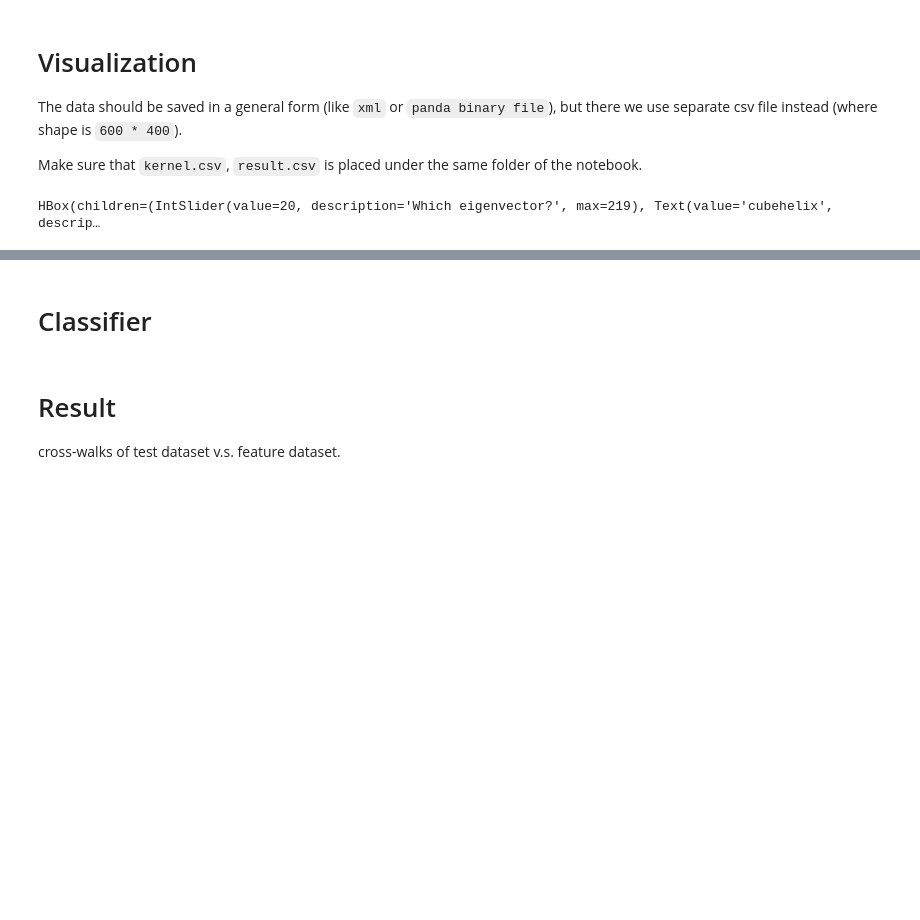
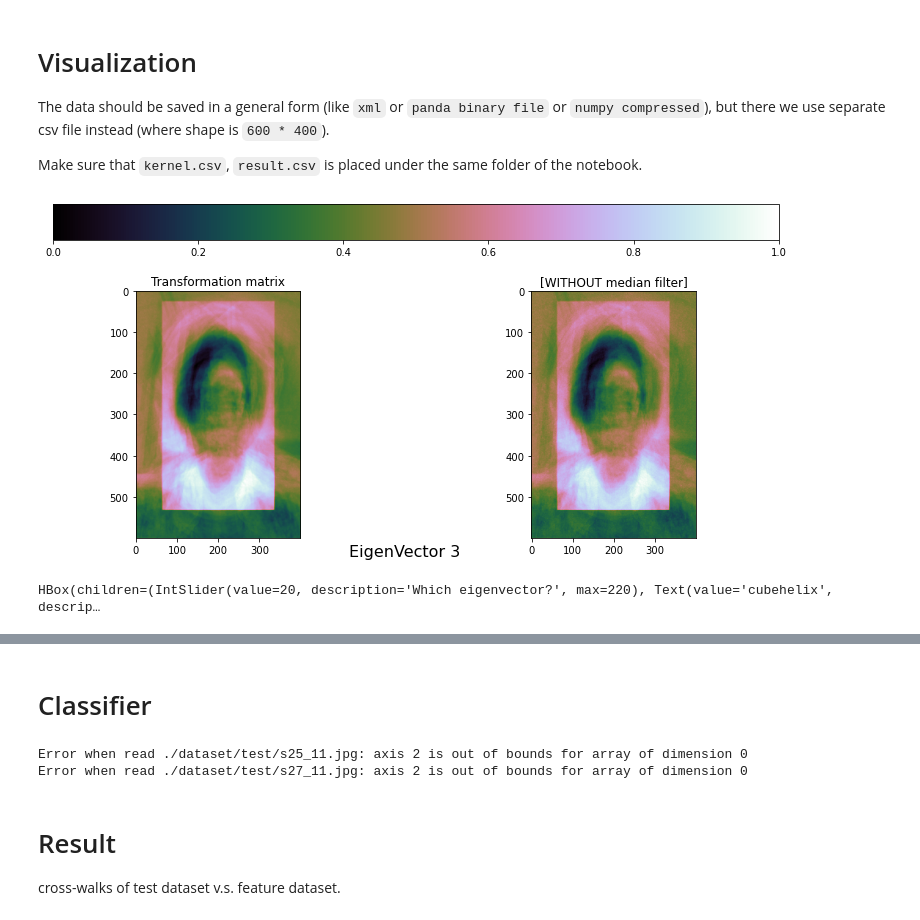
Before and after one commit to Tiger3018/hw, a Jupyter notebook: linear_algebra/recognition.ipynb, the cells around one changed output, grey strips where cells are left out. Saved outputs shown, nothing was run; the diff lists cells and outputs as text; code cells hidden in the pictures; blank space fills up the shorter version.

```diff
--- a/linear_algebra/recognition.ipynb
+++ b/linear_algebra/recognition.ipynb
@@ -11,39 +11,56 @@ import sys, os, time
 # %% [markdown]
 # Visualization
 
-The data should be saved in a general form (like `xml` or `panda binary file`), but there we use separate csv file instead (where shape is `600 * 400`).
+The data should be saved in a general form (like `xml` or `panda binary file` or `numpy compressed`), but there we use separate csv file instead (where shape is `600 * 400`).
 
 Make sure that `kernel.csv`, `result.csv` is placed under the same folder of the notebook.
 # %%
-# shapeOriginal = [602, 402]  # identical to kernel.csv's original shape. now in "utils.csv"
-kernel = np.load("kernel.npy") # 读取二进制 变换矩阵数据
-result = np.loadtxt("result.csv", delimiter=',') # 读取降维后数据
-utils = np.loadtxt("utils.csv", delimiter=',', dtype=np.uint) # 读取辅助数据
+# shapeOriginal = [600, 400]  # identical to kernel.csv's original shape. now in `utils`
+# read train data (format as `pMat/coeff, eNorVec/score, eVal/latent = pca()` in Matlab, with `utils`)
+npDict= np.load("train.npz")
+kValue, kernel, trainData, utils = npDict['eVal'], npDict['eNorVec'], npDict['pMat'], npDict['utils']
+utilsLink = utils[:, 1].T # Specify
 
-contrast = np.load("kernel.unmedian.npy") # read another data to compare.
+# read another data to compare.
+try:
+    contrastKernel = np.load("train.nomedian.npz")
+    if not isinstance(contrastKernel, np.ndarray):
+        contrastTrainData = contrastKernel['pMat']
+        contrastKernel = contrastKernel['eNorVec']
+except Exception:
+    contrastKernel = np.zeros((kernel.shape[0], kernel.shape[1]))
 
-def imshowShape(xDimension, cmapString = "cubehelix"):
-    plt.figure(figsize=(10, 7.5))
+def imshowShape(ySelect, cmapString = "cubehelix"):
+    try:
+        plt.figure(figsize=(13, 10)) # define a figure
+        plt.figtext(.5, .1, "EigenVector {}".format(ySelect), fontsize=16, ha="center")
 
-    # https://matplotlib.org/stable/tutorials/colors/colorbar_only.html and https://stackoverflow.com/questions/16595138/standalone-colorbar-matplotlib
-    plt.subplot(2, 1, 1) # horizontal plot area for colorbar
-    plt.gca().set_visible(False) # ADD to ANY empty plot figure to omit empty output
-    plt.colorbar(plt.cm.ScalarMappable(cmap=plt.get_cmap(cmapString)), orientation = "horizontal")
+        # https://matplotlib.org/stable/tutorials/colors/colorbar_only.html and https://stackoverflow.com/questions/16595138/standalone-colorbar-matplotlib
+        plt.subplot(2, 1, 1) # horizontal plot area for colorbar
+        plt.gca().set_visible(False) # ADD to ANY empty plot figure to omit empty output
+        plt.colorbar(plt.cm.ScalarMappable(cmap=plt.get_cmap(cmapString)), orientation = "horizontal")
 
-    plt.subplot(2, 2, 3) # area for kernel/Transformation matrix
-    plt.imshow(kernel[:, xDimension].reshape((utils[0, 1], utils[0, 2])), cmap=plt.get_cmap(cmapString))
+        plt.subplot(2, 2, 3) # area for kernel/Transformation matrix
+        plt.imshow(kernel[:, ySelect].reshape((utils[0, 2], utils[0, 3])), cmap=plt.get_cmap(cmapString))
+        plt.title("Transformation matrix")
 
-    plt.subplot(2, 2, 4) # area for compare data
-    # plt.gca().set_visible(False) # ADD to ANY empty plot figure to omit empty output
-    plt.imshow(contrast[:, xDimension].reshape((600, 400)), cmap=plt.get_cmap(cmapString))
+        plt.subplot(2, 2, 4) # area for compare data
+        plt.imshow(contrastKernel[:, ySelect].reshape((600, 400)), cmap=plt.get_cmap(cmapString))
+        plt.title("[WITHOUT median filter]")
+    except ValueError as e:
+        print("Input your cmapString, e.g. `cubehelix`?\nPython report ValueError: {}".format(e))
 
-ui0_0 = widgets.IntSlider(min=0, max=220 - 1, step=1, value=20, description="Which eigenvector?")
+imshowShape(3) # print figure per eigenVector
+# or an interactive figure
+ui0_0 = widgets.IntSlider(min=0, max=min(kernel.shape[1], contrastKernel.shape[1]) - 1,
+    step=1, value=20, description="Which eigenvector?")
 ui0_1 = widgets.Text(value="cubehelix", description="Color Map:")
 ui0 = widgets.HBox([ui0_0, ui0_1])
-output0 = widgets.interactive_output(imshowShape, {'xDimension': ui0_0, 'cmapString': ui0_1})
+output0 = widgets.interactive_output(imshowShape, {'ySelect': ui0_0, 'cmapString': ui0_1})
 display(ui0, output0) # See <https://ipywidgets.readthedocs.io/en/latest/examples/Using%20Interact.html#More-control-over-the-user-interface:-interactive_output>
 # %% [output]
+[figure, added]
-HBox(children=(IntSlider(value=20, description='Which eigenvector?', max=219), Text(value='cubehelix', descrip…
+HBox(children=(IntSlider(value=20, description='Which eigenvector?', max=220), Text(value='cubehelix', descrip…
 [interactive output not drawn]
 # %% [markdown]
 # Classifier
@@ -62,3 +123,12 @@ def readFromWebCallback(rawRtcStream):
+# %%
+testFeature = []
+for count0, i in enumerate(utils):
+    imWait = readFromPath("./dataset/test/s{}_11.jpg".format(i[0], i[0]))
+    if not isinstance(imWait, bool):
+        testFeature.append([processMatrix(imWait), i[0]])
+# %% [output]
+Error when read ./dataset/test/s25_11.jpg: axis 2 is out of bounds for array of dimension 0
+Error when read ./dataset/test/s27_11.jpg: axis 2 is out of bounds for array of dimension 0
 # %% [markdown]
 # Result
 cross-walks of test dataset v.s. feature dataset.
```
Also changed, not shown: parts of 4 cells of this notebook, 9 other files.
